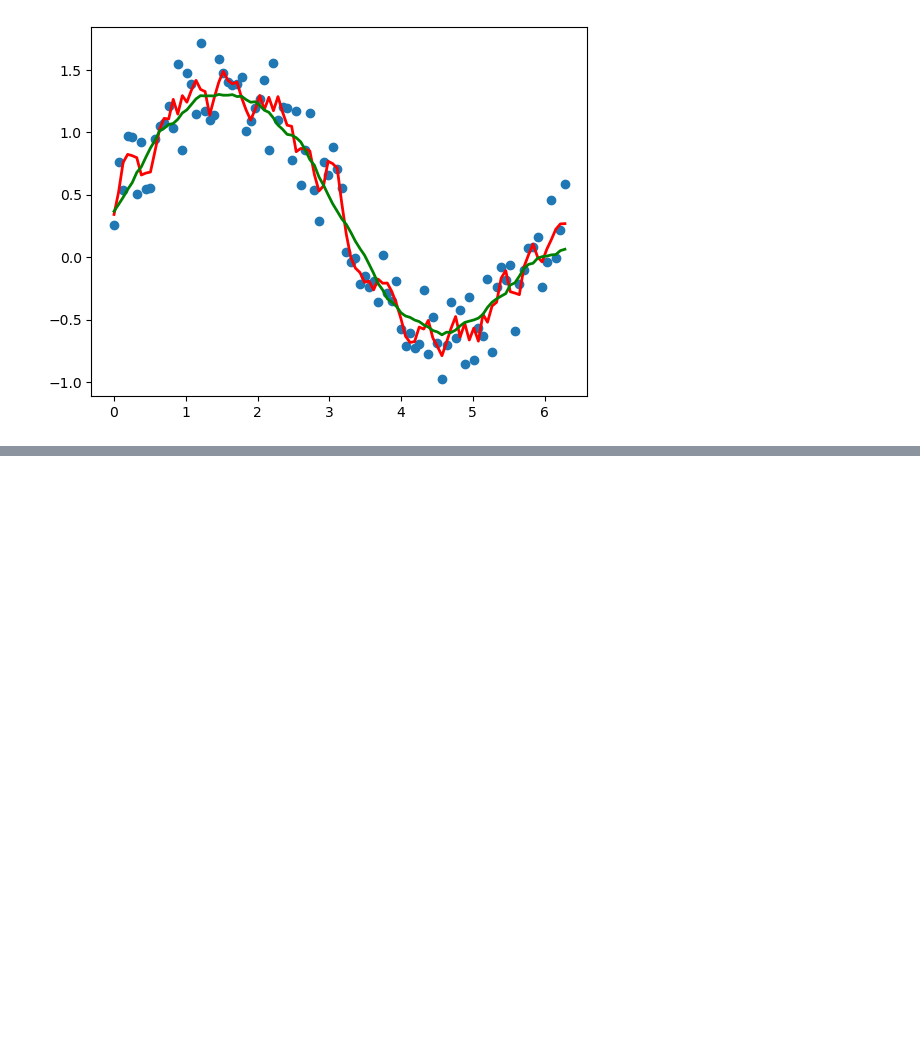
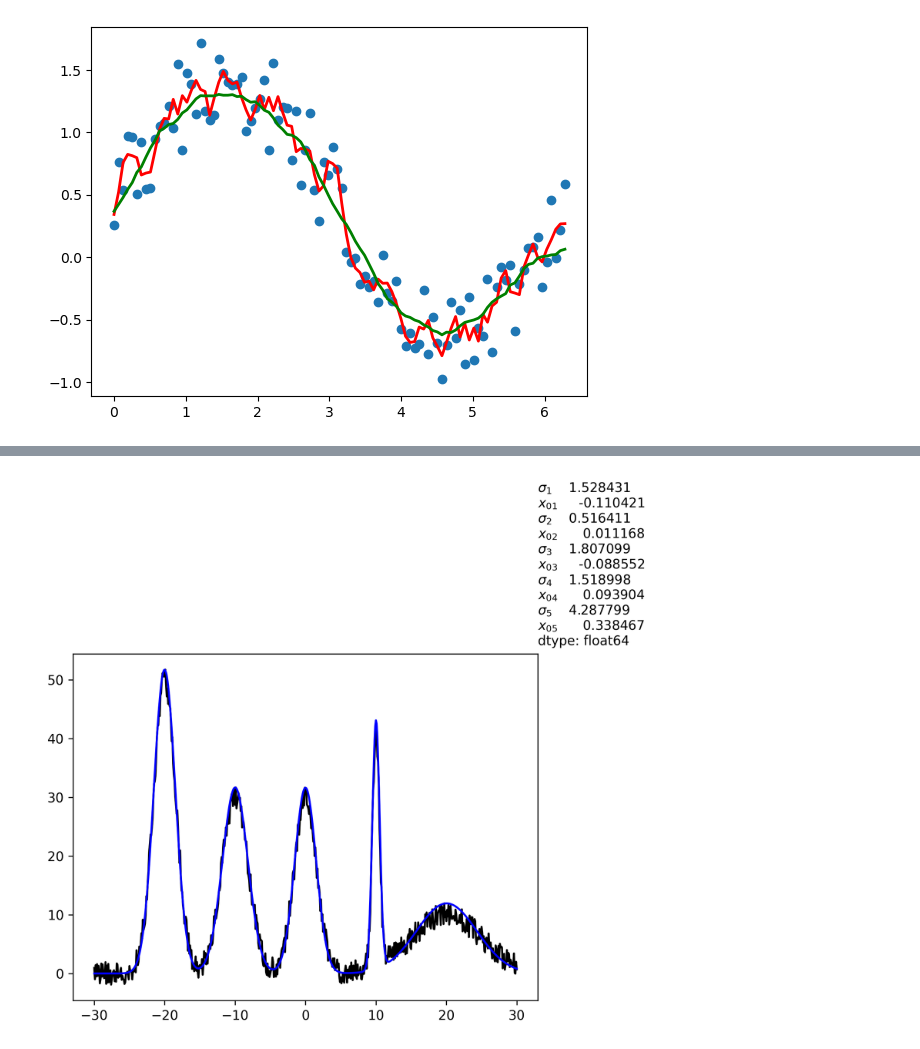
Before and after one commit to Sidius-DEV/IR_Variability_Of_BeXRBs_PhD, a Jupyter notebook: Scripts/Test_H_alpha_gausian_fitting.ipynb, the cells around one changed output, grey strips where cells are left out. Cells and saved outputs as stored; diff of their text form; code cells hidden in the pictures; blank space fills up the shorter version.

```diff
--- a/Scripts/Test_H_alpha_gausian_fitting.ipynb
+++ b/Scripts/Test_H_alpha_gausian_fitting.ipynb
@@ -516,3 +536,95 @@ plt.show()
 plt.close()
 # %% [output]
 [figure]
+# %%
+import numpy as np
+import matplotlib.pyplot as plt
+from scipy.optimize import curve_fit as fit
+from decimal import Decimal
+import pandas as pd
+
+import matplotlib
+matplotlib.rcParams['figure.dpi']=300 # highres display
+
+def Gauss1(x,b,x0):
+    y=np.exp(-(x-x0)**2/(2*b**2))
+    return y
+
+def Gaussfit(w,I):
+    xdata=w         #Taking the x axis data
+    ydata=I         #Taking the y axis data
+
+    '''
+        here the code fits only the normalized Gaussian
+        So, we first normalize the array and later multiply with the
+        amplitude factor to get the main array
+    '''
+    y_maxval=max(ydata)      #taking the maximum value of the y array
+    ymax_index=(list(ydata)).index(y_maxval)
+
+    xmax_val=xdata[ymax_index]  #Shifting the array as a non-shifted Gausian
+    xdata=xdata-xmax_val        #Shifting the array as a non-shifted Gausian
+
+    ydata=ydata/y_maxval
+
+    parameters, covariance = fit(Gauss1, xdata, ydata,maxfev=100000)
+    fit_y = Gauss1(xdata, *parameters)
+
+
+    xdata=xdata+xmax_val
+    #parameters[1]+=xmax_val
+
+    fit_y=np.asarray(fit_y)
+    fit_y=fit_y*y_maxval       # again multiplying the data to get the actual value
+
+    string1=r"Fit: $f(x)=Ae^{-\frac{(x-x_0)^2}{2b^2}}$;"
+    string2=rf"with A={Decimal(str(y_maxval)).quantize(Decimal('1.00'))}, b={Decimal(str(parameters[0])).quantize(Decimal('1.00'))}, $x_0$={Decimal(str(parameters[1])).quantize(Decimal('1.00'))}"
+    string=string1+string2
+    return fit_y,parameters,string
+
+
+def Multi_Gaussfit(x,y):
+    fit_y1,parameters1,string1=Gaussfit(x,y)
+
+    y2=y-fit_y1
+    fit_y2,parameters2,string2=Gaussfit(x,y2)
+
+    y3=y-fit_y1-fit_y2
+    fit_y3,parameters3,string3=Gaussfit(x,y3)
+
+    y4=y-fit_y1-fit_y2-fit_y3
+    fit_y4,parameters4,string4=Gaussfit(x,y4)
+
+    y5=y-fit_y1-fit_y2-fit_y3-fit_y4
+    fit_y5,parameters5,string5=Gaussfit(x,y5)
+
+    fit_y=fit_y1+fit_y2+fit_y3+fit_y4+fit_y5
+
+    parameters_data=[parameters1[0],parameters1[1],parameters2[0],parameters2[1],parameters3[0],parameters3[1],parameters4[0],parameters4[1],parameters5[0],parameters5[1]]
+    parameters_name=[r"$\sigma_1$",r"$x_{01}$",r"$\sigma_2$",r"$x_{02}$",r"$\sigma_3$",r"$x_{03}$",r"$\sigma_4$",r"$x_{04}$",r"$\sigma_5$",r"$x_{05}$"]
+
+    parameters=pd.Series(parameters_data,index=parameters_name)
+
+    return(fit_y,parameters)
+
+x=np.linspace(-30,30,601)      #data along x axis
+y=50*np.exp(-(x+20)**2/5)+30*np.exp(-(x+10)**2/7)+10*np.exp(-(x-20)**2/50)+40*np.exp(-(x-10)**2/0.5)+30*np.exp(-(x-0)**2/5)            #data along y axis
+random_noise=np.random.uniform(low=-2,high=2,size=(len(y)))
+y=y+random_noise
+
+fit_y,parameters=Multi_Gaussfit(x, y)
+print(parameters)
+
+
+
+plt.figure()
+plt.plot(x,y,color='k')
+#plt.title(string)
+plt.plot(x,fit_y,'b-')
+plt.figtext(0.9,0.9,str(parameters))
+#plt.plot(x,y2,'r-')
+plt.show()
+
+#print(*parameters)
+#print('FWHM= ', 2.355*parameters[0])
+# %% [output]
@@ -518,0 +642 @@ plt.close()
+[figure, added]
```
Also changed, not shown: parts of 7 cells of this notebook, 4 other files.
